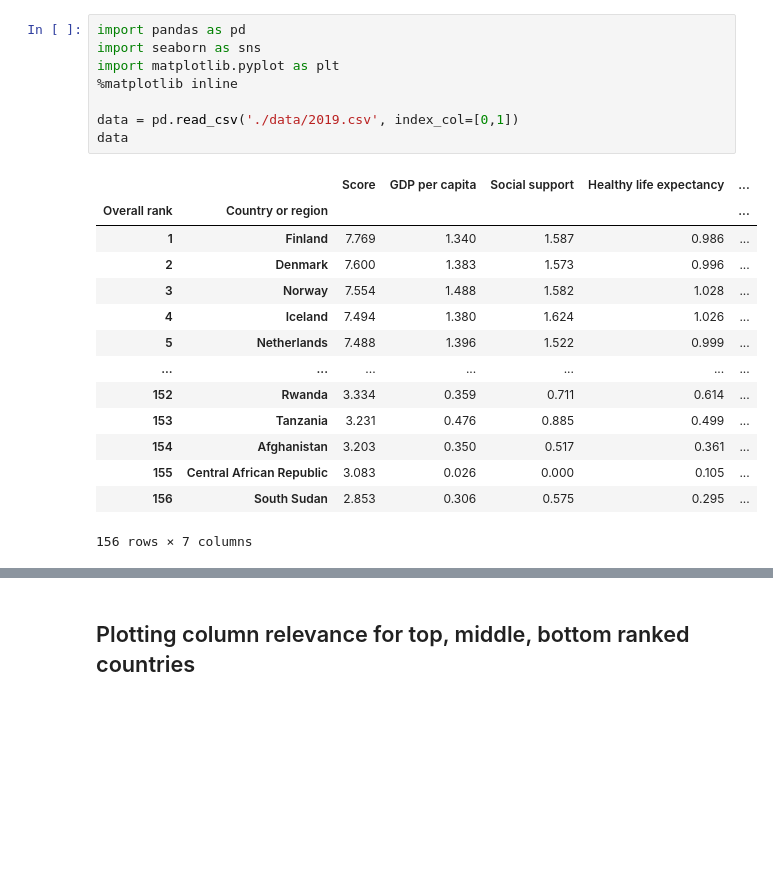
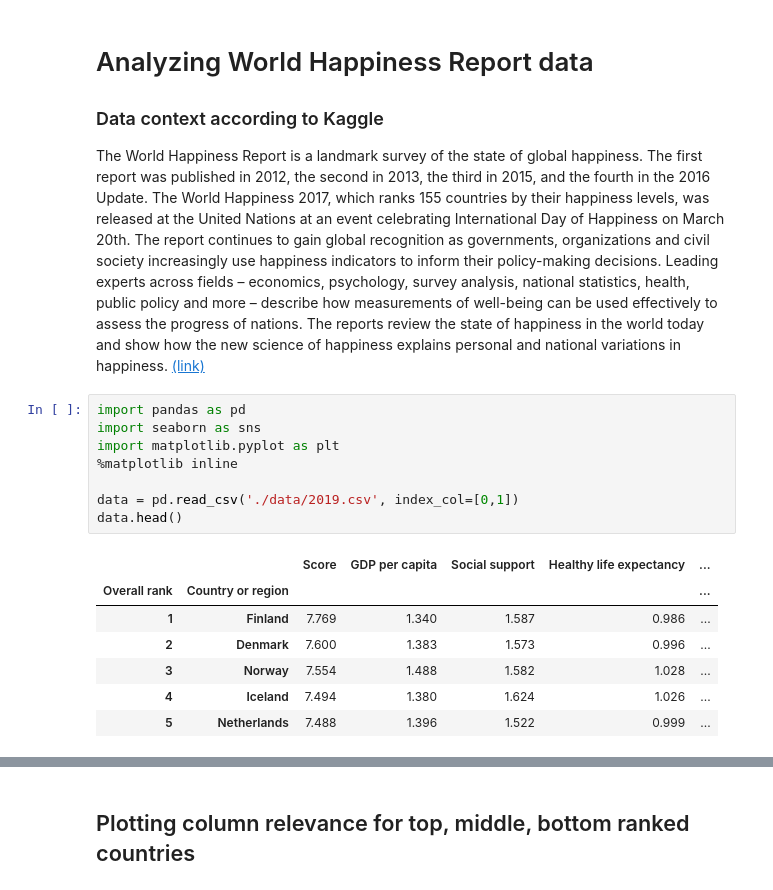
Before and after one commit to imeugeneco/chonggakkimchi, a Jupyter notebook: happiness-report/happiness-report-2019.ipynb, the cells around one changed output, grey strips where cells are left out. Cells and saved outputs as stored; diff of their text form; blank space fills up the shorter version.

```diff
--- a/happiness-report/happiness-report-2019.ipynb
+++ b/happiness-report/happiness-report-2019.ipynb
@@ -1,24 +1,23 @@
+# %% [markdown]
+# Analyzing World Happiness Report data
+
+### Data context according to Kaggle
+
+The World Happiness Report is a landmark survey of the state of global happiness. The first report was published in 2012, the second in 2013, the third in 2015, and the fourth in the 2016 Update. The World Happiness 2017, which ranks 155 countries by their happiness levels, was released at the United Nations at an event celebrating International Day of Happiness on March 20th. The report continues to gain global recognition as governments, organizations and civil society increasingly use happiness indicators to inform their policy-making decisions. Leading experts across fields – economics, psychology, survey analysis, national statistics, health, public policy and more – describe how measurements of well-being can be used effectively to assess the progress of nations. The reports review the state of happiness in the world today and show how the new science of happiness explains personal and national variations in happiness. [(link)](https://www.kaggle.com/unsdsn/world-happiness)
 # %%
 import pandas as pd
 import seaborn as sns
 import matplotlib.pyplot as plt
 %matplotlib inline
 
 data = pd.read_csv('./data/2019.csv', index_col=[0,1])
-data
+data.head()
 # %% [output]
 |  |  | Score | GDP per capita | Social support | Healthy life expectancy | ... |
 | Overall rank | Country or region |  |  |  |  | ... |
 | 1 | Finland | 7.769 | 1.340 | 1.587 | 0.986 | ... |
 | 2 | Denmark | 7.600 | 1.383 | 1.573 | 0.996 | ... |
 | 3 | Norway | 7.554 | 1.488 | 1.582 | 1.028 | ... |
 | 4 | Iceland | 7.494 | 1.380 | 1.624 | 1.026 | ... |
 | 5 | Netherlands | 7.488 | 1.396 | 1.522 | 0.999 | ... |
-| ... | ... | ... | ... | ... | ... | ... |
-| 152 | Rwanda | 3.334 | 0.359 | 0.711 | 0.614 | ... |
-| 153 | Tanzania | 3.231 | 0.476 | 0.885 | 0.499 | ... |
-| 154 | Afghanistan | 3.203 | 0.350 | 0.517 | 0.361 | ... |
-| 155 | Central African Republic | 3.083 | 0.026 | 0.000 | 0.105 | ... |
-| 156 | South Sudan | 2.853 | 0.306 | 0.575 | 0.295 | ... |
-156 rows × 7 columns
 # %%
```
Also changed, not shown: parts of 31 cells of this notebook.
